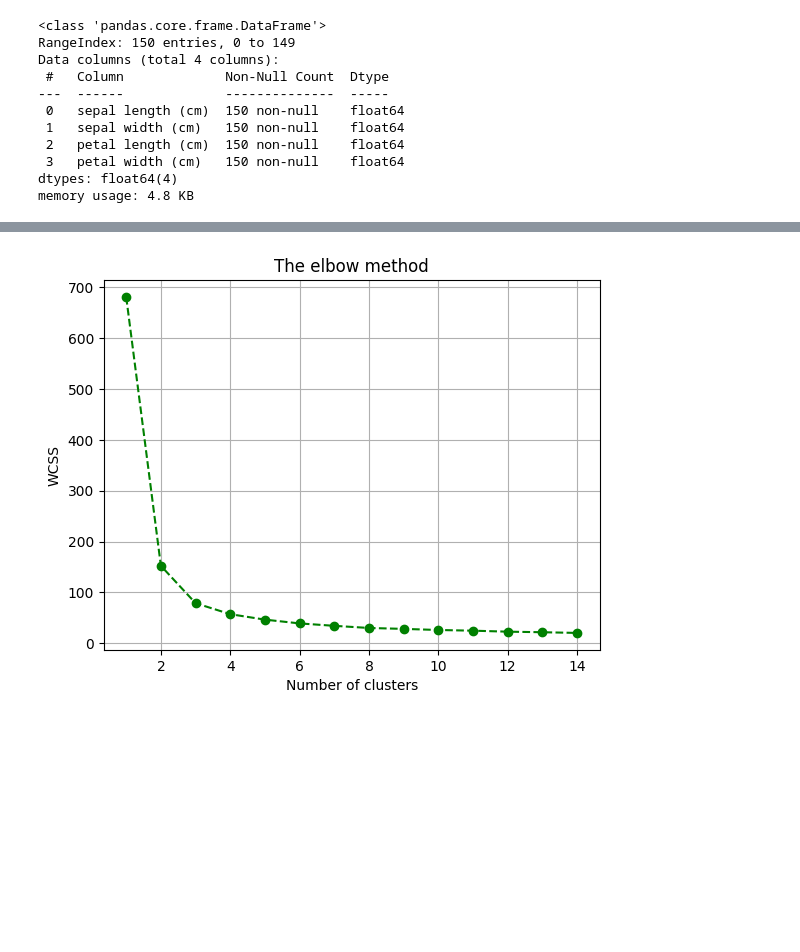
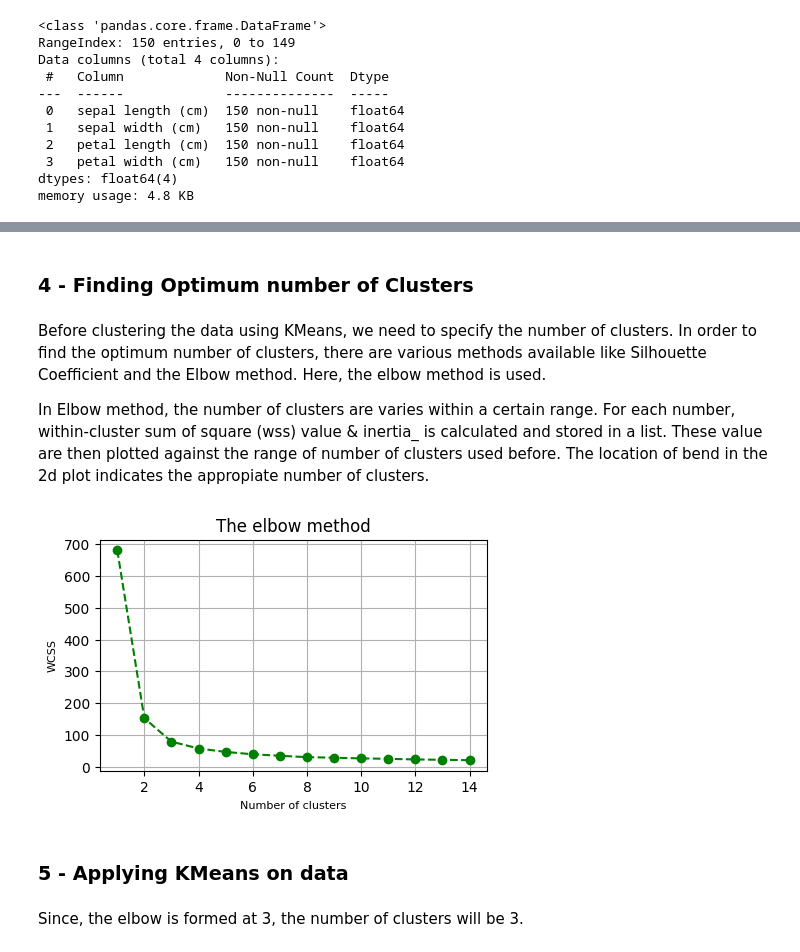
Before and after one commit to PranshuSingh256/Sparks-Foundation-Tasks, a Jupyter notebook: T2 UL.ipynb, the cells around one changed output, grey strips where cells are left out. Drawn from its saved outputs; the diff is of its cells as text; code cells hidden in the pictures; blank space fills up the shorter version.

```diff
--- a/T2 UL.ipynb
+++ b/T2 UL.ipynb
@@ -53,0 +64,4 @@ Cleaning the data by removing Column id & Species for unsupervised learning prob
+# %%
+print(data.isnull().sum(), '\n\nNumber of duplicate rows: ' , data.duplicated().sum())
+data.drop_duplicates(inplace=True)
+data.shape[0]
@@ -58,3 +81,9 @@ iris_df=data.iloc[:, [0, 1, 2, 3]].values
+# %% [markdown]
+### 4 - Finding Optimum number of Clusters
+# %% [markdown]
+Before clustering the data using KMeans, we need to specify the number of clusters. In order to find the optimum number of clusters, there are various methods available like Silhouette Coefficient and the Elbow method. Here, the elbow method is used.
+
+In Elbow method, the number of clusters are varies within a certain range. For each number, within-cluster sum of square (wss) value & inertia_ is calculated and stored in a list. These value are then plotted against the range of number of clusters used before. The location of bend in the 2d plot indicates the appropiate number of clusters.
 # %%
 # within-cluster sum of squares
 wcss = []
@@ -64,16 +93,18 @@ for i in range(1, 15):
     kmeans.fit(iris_df)
     wcss.append(kmeans.inertia_)
 # %%
-# Plotting the results onto a line graph,
-# `allowing us to observe 'The elbow'
-
 # mpl.plot(range(1, 15), wcss)
+mpl.rcParams["figure.figsize"] = [5,3]
 mpl.plot(range(1, 15), wcss, 'go--', color='green')
 mpl.title('The elbow method')
-mpl.xlabel('Number of clusters')
-mpl.ylabel('WCSS') # Within cluster sum of squares
+mpl.xlabel('Number of clusters', size='8')
+mpl.ylabel('WCSS', size='8') # Within cluster sum of squares
 mpl.grid()
 mpl.show()
 # %% [output]
-[figure, old version]
+[figure, new version]
+# %% [markdown]
+### 5 - Applying KMeans on data
+# %% [markdown]
+Since, the elbow is formed at 3, the number of clusters will be 3.
 # %%
```
Also changed, not shown: parts of 20 cells of this notebook, 2 other files.
